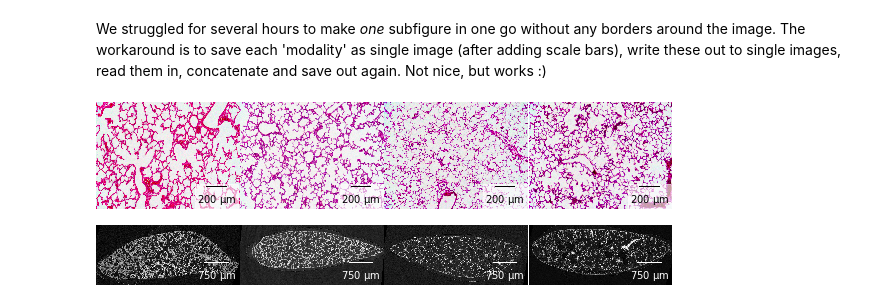
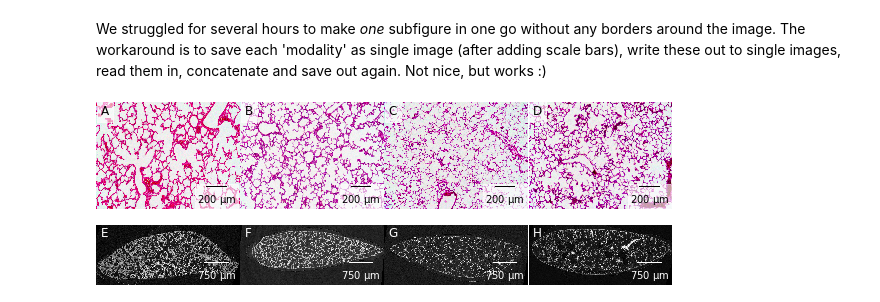
Before and after one commit to habi/acinar-analysis, a Jupyter notebook: MicroscopyFigure.ipynb, the cells around one changed output. Drawn from its saved outputs; the diff is of its cells as text; code cells hidden in the pictures.

Commit message:
Label the images, as suggested by Tiziana

```diff
--- a/MicroscopyFigure.ipynb
+++ b/MicroscopyFigure.ipynb
@@ -334,31 +336,47 @@ plt.show()
 We struggled for several hours to make *one* subfigure in one go without any borders around the image.
 The workaround is to save each 'modality' as single image (after adding scale bars), write these out to single images, read them in, concatenate and save out again.
 Not nice, but works :)
+# %%
+def image_label(image, labeltext, color='black', boxcolor='white'):
+    '''We have to print a label over the image several times'''
+    t = plt.gca().text(numpy.shape(image)[1] * 0.0309,
+                   numpy.shape(image)[0] * 0.0309,
+                   labeltext,
+                   color=color,
+                   fontsize=12,
+                   verticalalignment='top',
+                   horizontalalignment='left')
+    if boxcolor is not None:
+        t.set_bbox(dict(facecolor=boxcolor,
+                        edgecolor=boxcolor,
+                        alpha=0.618))
+    return
 # %%
 # Microscopy
 plt.rcParams['figure.figsize'] = (8, 4 * 8 / (numpy.shape(mic04)[0] / numpy.shape(mic04)[1]))
 for c, img in enumerate((mic04, mic10, mic21, mic60)):
     plt.subplot(3, 4, c + 1)
     plt.imshow(img)
     plt.gca().add_artist(ScaleBar(pixelsizemicroscopy,
                                   'um',
                                   frameon=True,
                                   box_color='white',
                                   box_alpha=0.618))
     plt.gca().set_axis_off()
     # Minimize white space around the subplots
     # based on https://stackoverflow.com/a/27227718/323100
     plt.margins(0, 0)
     plt.gca().xaxis.set_major_locator(plt.NullLocator())
     plt.gca().yaxis.set_major_locator(plt.NullLocator())
+    image_label(img, string.ascii_uppercase[c])
 plt.subplots_adjust(top=1, bottom=0,
                     right=1, left=0,
                     hspace=0.005, wspace=0.005)
 plt.savefig(os.path.join('Microscopy', 'microscopy.png'),
             bbox_inches='tight',
             pad_inches=0)
 # %% [output]
-[figure, old version]
+[figure, new version]
 # %%
 # TOMCAT
 plt.rcParams['figure.figsize'] = (8, 4 * 8 / (numpy.shape(tomcat04)[0] / numpy.shape(tomcat04)[1]))
@@ -372,6 +390,10 @@ for c, img in enumerate((tomcat04, tomcat10, tomcat21, tomcat60)):
     plt.margins(0, 0)
     plt.gca().xaxis.set_major_locator(plt.NullLocator())
     plt.gca().yaxis.set_major_locator(plt.NullLocator())
+    image_label(img,
+                string.ascii_uppercase[c+4],
+                color='white',
+                boxcolor=None)
 plt.subplots_adjust(top=1, bottom=0,
                     right=1, left=0,
                     hspace=0.005, wspace=0.005)
@@ -379,7 +401,7 @@ plt.savefig(os.path.join('Microscopy', 'tomcat.png'),
             bbox_inches='tight',
             pad_inches=0)
 # %% [output]
-[figure, old version]
+[figure, new version]
 # %%
 # STEPanizer
 plt.rcParams['figure.figsize'] = (8, 4 * 8 / (numpy.shape(stepanizer04)[0] / numpy.shape(stepanizer04)[1]))
```
Also changed, not shown: parts of 4 cells of this notebook.
